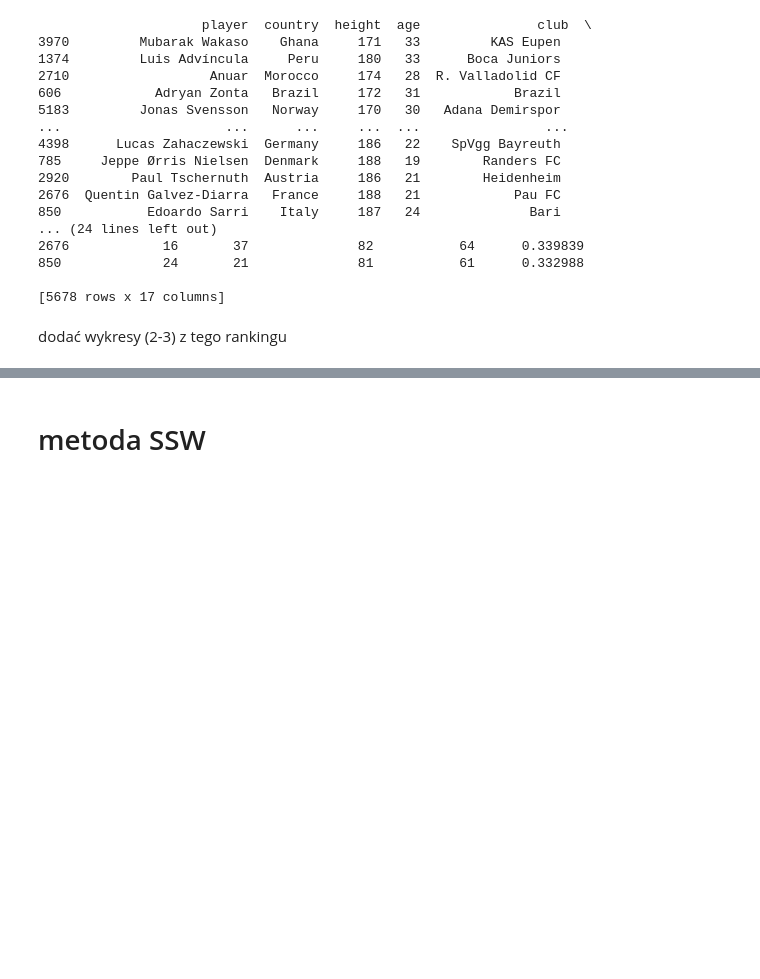
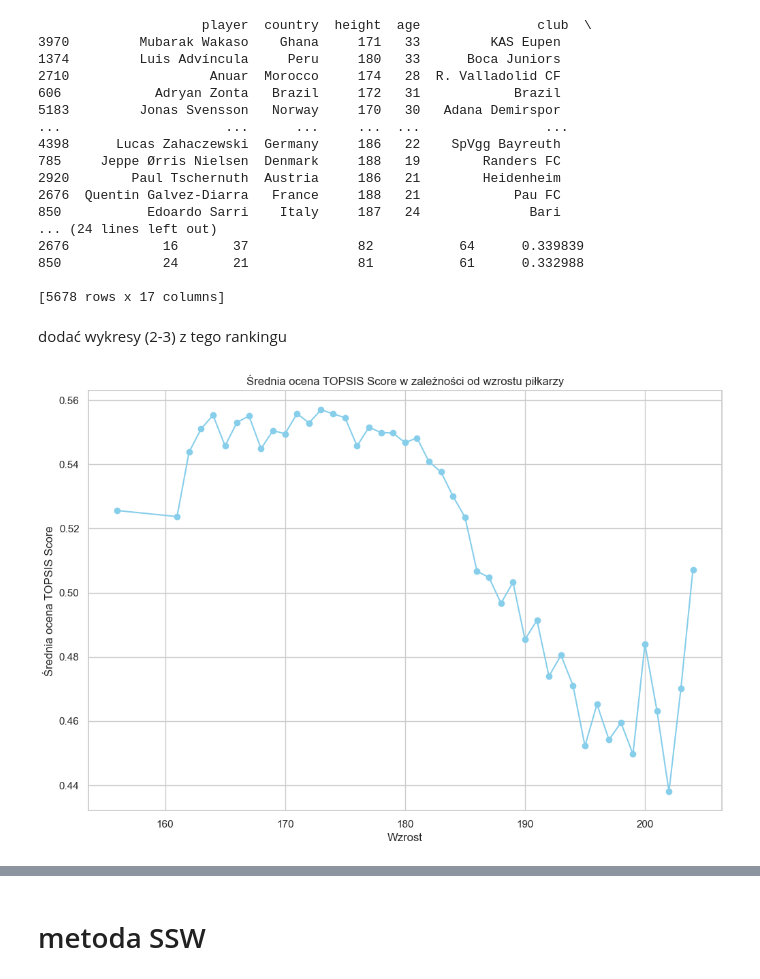
Before and after one commit to izabelakolodziejska/Fifa_players_analysis, a Jupyter notebook: fifa_analysys.ipynb, the cells around one changed output, grey strips where cells are left out. Saved outputs shown, nothing was run; the diff lists cells and outputs as text; code cells hidden in the pictures; blank space fills up the shorter version.

Commit message:
Dodanie wykresów przedstawiające zależności między najlepszymi piłkarzami, a wzrostem/krajem/wiekiem

```diff
--- a/fifa_analysys.ipynb
+++ b/fifa_analysys.ipynb
@@ -341,3 +341,15 @@ sorted_data.to_excel("posortowane_wedlug_topsis.xlsx", index=False)
 [5678 rows x 17 columns]
 # %% [markdown]
 dodać wykresy (2-3) z tego rankingu
+# %%
+average_scores_by_height = data_sorted.groupby('height')['TOPSIS Score'].mean()
+
+plt.figure(figsize=(12, 8))
+plt.plot(average_scores_by_height.index, average_scores_by_height.values, marker='o', linestyle='-', color='skyblue')
+plt.xlabel('Wzrost')
+plt.ylabel('Średnia ocena TOPSIS Score')
+plt.title('Średnia ocena TOPSIS Score w zależności od wzrostu piłkarzy')
+plt.grid(True)
+plt.show()
+# %% [output]
+[figure, added]
```
Also changed, not shown: parts of 11 cells of this notebook.
